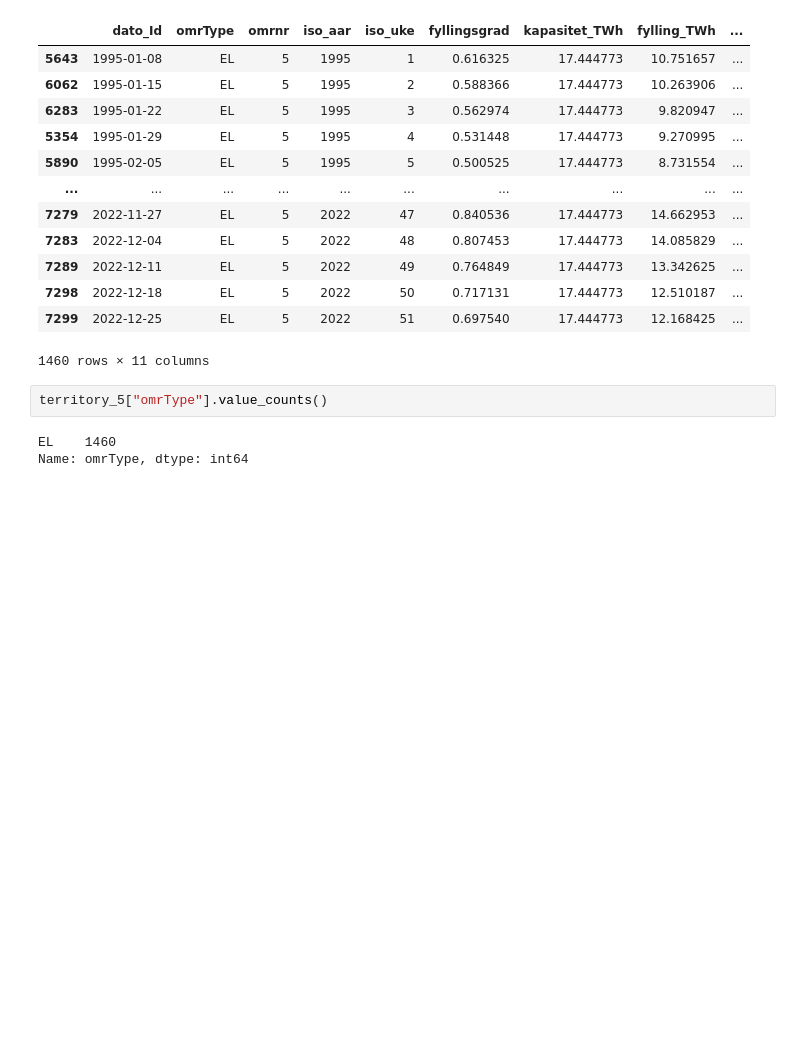
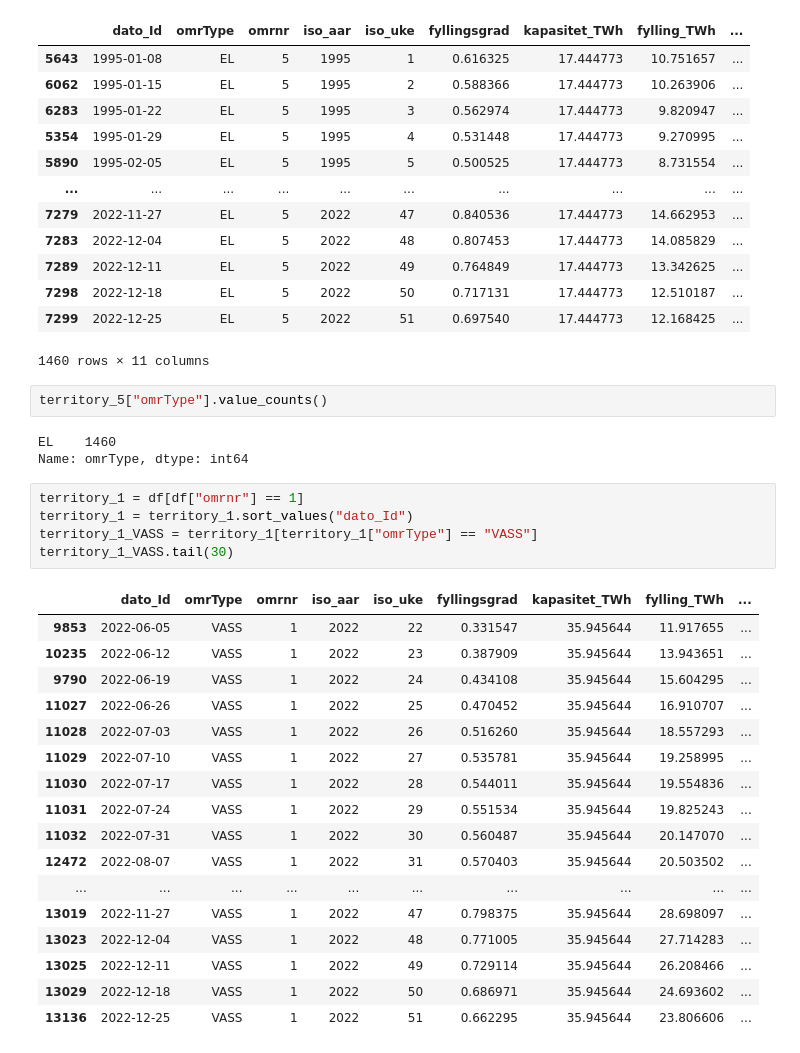
Before and after one commit to MariaaAT/magasinstatistikk, a Jupyter notebook: magasinstatistikk.ipynb, the cells around one changed output. Cells and saved outputs as stored; diff of their text form; blank space fills up the shorter version.

```diff
--- a/magasinstatistikk.ipynb
+++ b/magasinstatistikk.ipynb
@@ -179,3 +179,26 @@ territory_5["omrType"].value_counts()
 # %% [output]
 EL    1460
 Name: omrType, dtype: int64
+# %%
+territory_1 = df[df["omrnr"] == 1]
+territory_1 = territory_1.sort_values("dato_Id")
+territory_1_VASS = territory_1[territory_1["omrType"] == "VASS"]
+territory_1_VASS.tail(30)
+# %% [output]
+|  | dato_Id | omrType | omrnr | iso_aar | iso_uke | fyllingsgrad | kapasitet_TWh | fylling_TWh | ... |
+| 9853 | 2022-06-05 | VASS | 1 | 2022 | 22 | 0.331547 | 35.945644 | 11.917655 | ... |
+| 10235 | 2022-06-12 | VASS | 1 | 2022 | 23 | 0.387909 | 35.945644 | 13.943651 | ... |
+| 9790 | 2022-06-19 | VASS | 1 | 2022 | 24 | 0.434108 | 35.945644 | 15.604295 | ... |
+| 11027 | 2022-06-26 | VASS | 1 | 2022 | 25 | 0.470452 | 35.945644 | 16.910707 | ... |
+| 11028 | 2022-07-03 | VASS | 1 | 2022 | 26 | 0.516260 | 35.945644 | 18.557293 | ... |
+| 11029 | 2022-07-10 | VASS | 1 | 2022 | 27 | 0.535781 | 35.945644 | 19.258995 | ... |
+| 11030 | 2022-07-17 | VASS | 1 | 2022 | 28 | 0.544011 | 35.945644 | 19.554836 | ... |
+| 11031 | 2022-07-24 | VASS | 1 | 2022 | 29 | 0.551534 | 35.945644 | 19.825243 | ... |
+| 11032 | 2022-07-31 | VASS | 1 | 2022 | 30 | 0.560487 | 35.945644 | 20.147070 | ... |
+| 12472 | 2022-08-07 | VASS | 1 | 2022 | 31 | 0.570403 | 35.945644 | 20.503502 | ... |
+| ... | ... | ... | ... | ... | ... | ... | ... | ... | ... |
+| 13019 | 2022-11-27 | VASS | 1 | 2022 | 47 | 0.798375 | 35.945644 | 28.698097 | ... |
+| 13023 | 2022-12-04 | VASS | 1 | 2022 | 48 | 0.771005 | 35.945644 | 27.714283 | ... |
+| 13025 | 2022-12-11 | VASS | 1 | 2022 | 49 | 0.729114 | 35.945644 | 26.208466 | ... |
+| 13029 | 2022-12-18 | VASS | 1 | 2022 | 50 | 0.686971 | 35.945644 | 24.693602 | ... |
+| 13136 | 2022-12-25 | VASS | 1 | 2022 | 51 | 0.662295 | 35.945644 | 23.806606 | ... |
```
Also changed, not shown: parts of 7 cells of this notebook, 1 other file.
